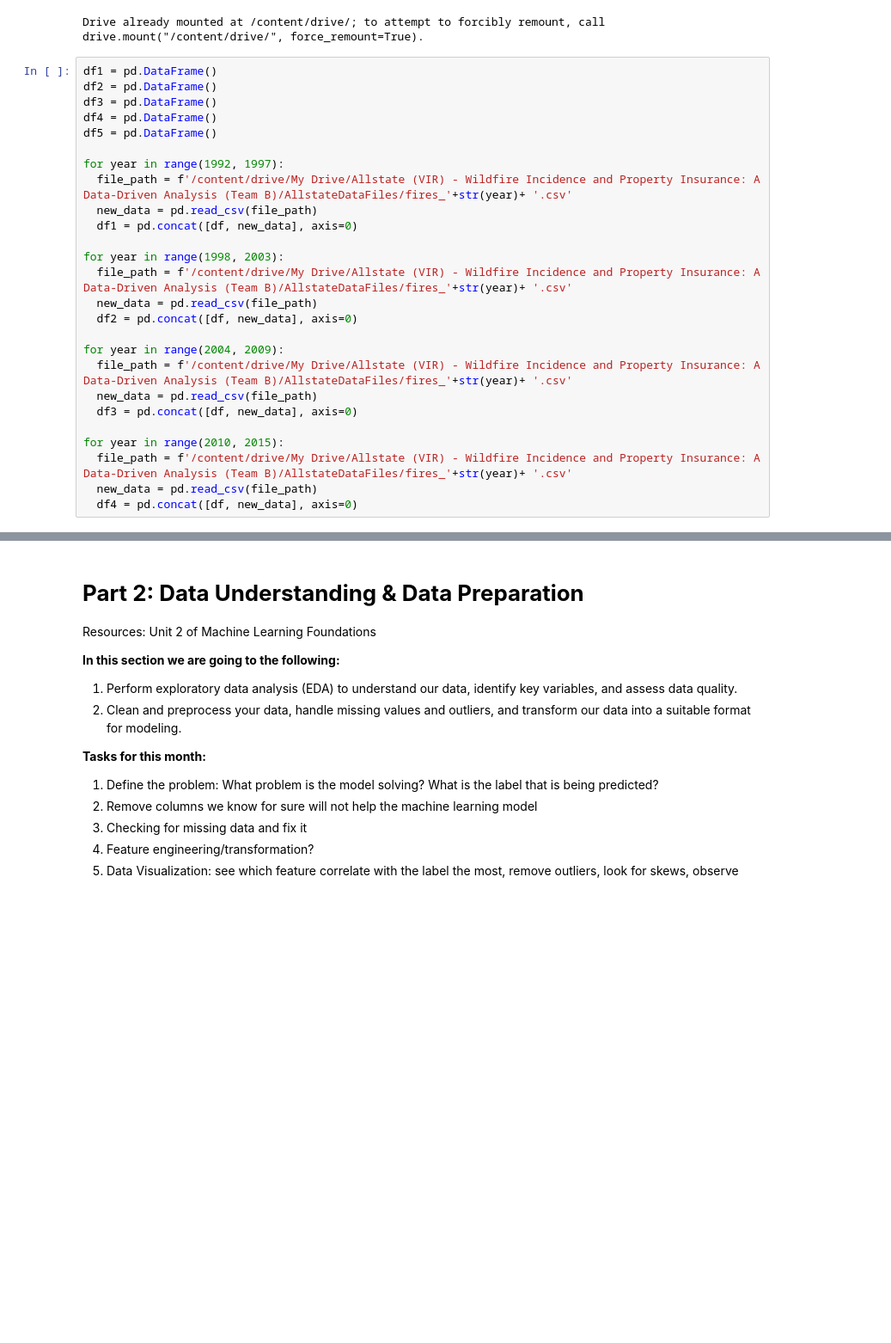
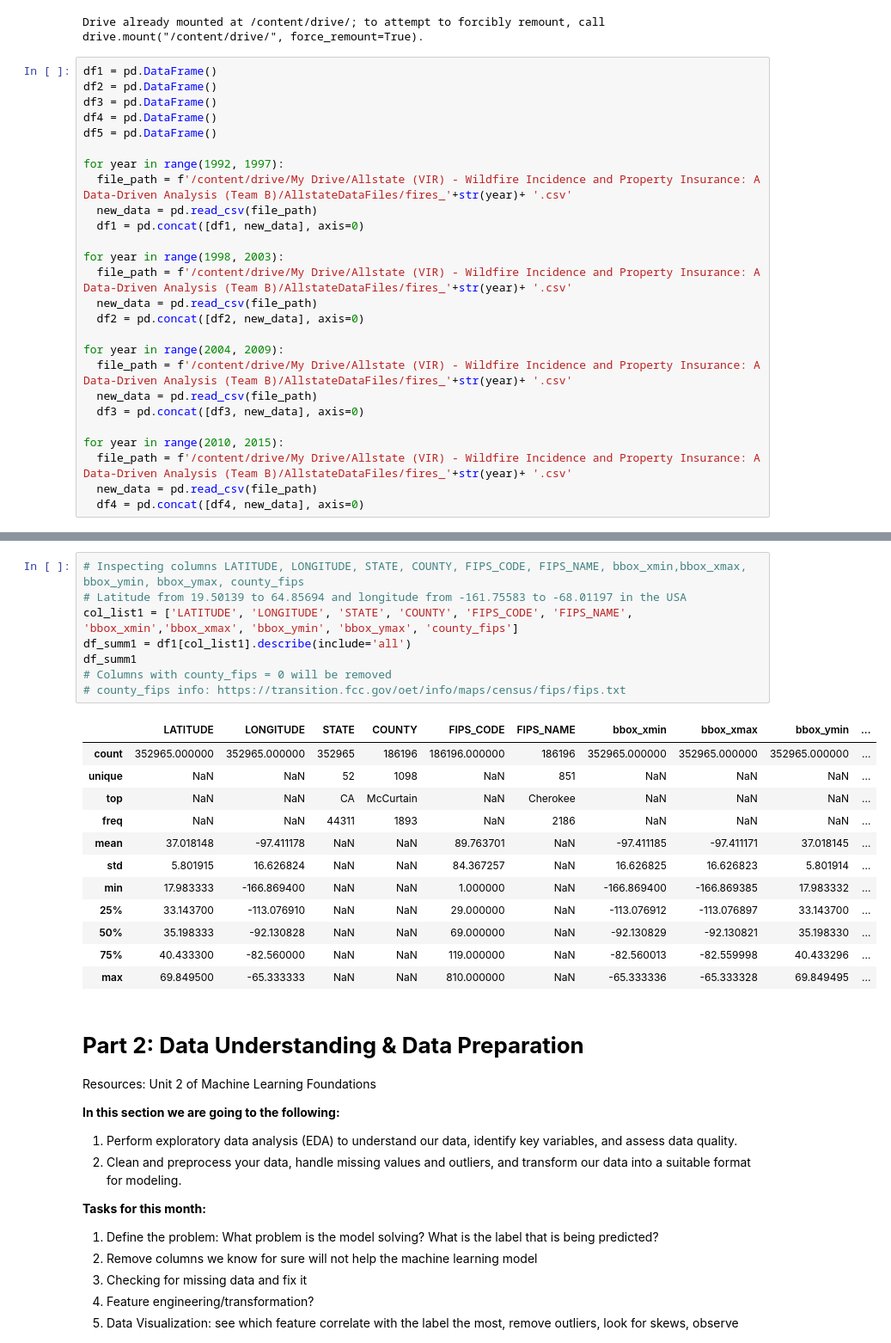
Before and after one commit to nandinijirobe/Allstate_AIStudio_Project, a Jupyter notebook: Allstate_AI_Studio_Project.ipynb, the cells around one changed output, grey strips where cells are left out. Shown at 86% size. Cells and saved outputs as stored; diff of their text form; blank space fills up the shorter version.

```diff
--- a/Allstate_AI_Studio_Project.ipynb
+++ b/Allstate_AI_Studio_Project.ipynb
@@ -28,19 +28,19 @@ df5 = pd.DataFrame()
 for year in range(1992, 1997):
   file_path = f'/content/drive/My Drive/Allstate (VIR) - Wildfire Incidence and Property Insurance: A Data-Driven Analysis (Team B)/AllstateDataFiles/fires_'+str(year)+ '.csv'
   new_data = pd.read_csv(file_path)
-  df1 = pd.concat([df, new_data], axis=0)
+  df1 = pd.concat([df1, new_data], axis=0)
 
 for year in range(1998, 2003):
   file_path = f'/content/drive/My Drive/Allstate (VIR) - Wildfire Incidence and Property Insurance: A Data-Driven Analysis (Team B)/AllstateDataFiles/fires_'+str(year)+ '.csv'
   new_data = pd.read_csv(file_path)
-  df2 = pd.concat([df, new_data], axis=0)
+  df2 = pd.concat([df2, new_data], axis=0)
 
 for year in range(2004, 2009):
   file_path = f'/content/drive/My Drive/Allstate (VIR) - Wildfire Incidence and Property Insurance: A Data-Driven Analysis (Team B)/AllstateDataFiles/fires_'+str(year)+ '.csv'
   new_data = pd.read_csv(file_path)
-  df3 = pd.concat([df, new_data], axis=0)
+  df3 = pd.concat([df3, new_data], axis=0)
 
 for year in range(2010, 2015):
   file_path = f'/content/drive/My Drive/Allstate (VIR) - Wildfire Incidence and Property Insurance: A Data-Driven Analysis (Team B)/AllstateDataFiles/fires_'+str(year)+ '.csv'
   new_data = pd.read_csv(file_path)
-  df4 = pd.concat([df, new_data], axis=0)
+  df4 = pd.concat([df4, new_data], axis=0)
@@ -47,3 +81,24 @@ for year in range(2010, 2015):
+# %%
+# Inspecting columns LATITUDE, LONGITUDE, STATE, COUNTY, FIPS_CODE, FIPS_NAME, bbox_xmin,bbox_xmax, bbox_ymin, bbox_ymax, county_fips
+# Latitude from 19.50139 to 64.85694 and longitude from -161.75583 to -68.01197 in the USA
+col_list1 = ['LATITUDE', 'LONGITUDE', 'STATE', 'COUNTY', 'FIPS_CODE', 'FIPS_NAME', 'bbox_xmin','bbox_xmax', 'bbox_ymin', 'bbox_ymax', 'county_fips']
+df_summ1 = df1[col_list1].describe(include='all')
+df_summ1
+# Columns with county_fips = 0 will be removed
+# county_fips info: https://transition.fcc.gov/oet/info/maps/census/fips/fips.txt
+# %% [output]
+|  | LATITUDE | LONGITUDE | STATE | COUNTY | FIPS_CODE | FIPS_NAME | bbox_xmin | bbox_xmax | bbox_ymin | ... |
+| count | 352965.000000 | 352965.000000 | 352965 | 186196 | 186196.000000 | 186196 | 352965.000000 | 352965.000000 | 352965.000000 | ... |
+| unique | NaN | NaN | 52 | 1098 | NaN | 851 | NaN | NaN | NaN | ... |
+| top | NaN | NaN | CA | McCurtain | NaN | Cherokee | NaN | NaN | NaN | ... |
+| freq | NaN | NaN | 44311 | 1893 | NaN | 2186 | NaN | NaN | NaN | ... |
+| mean | 37.018148 | -97.411178 | NaN | NaN | 89.763701 | NaN | -97.411185 | -97.411171 | 37.018145 | ... |
+| std | 5.801915 | 16.626824 | NaN | NaN | 84.367257 | NaN | 16.626825 | 16.626823 | 5.801914 | ... |
+| min | 17.983333 | -166.869400 | NaN | NaN | 1.000000 | NaN | -166.869400 | -166.869385 | 17.983332 | ... |
+| 25% | 33.143700 | -113.076910 | NaN | NaN | 29.000000 | NaN | -113.076912 | -113.076897 | 33.143700 | ... |
+| 50% | 35.198333 | -92.130828 | NaN | NaN | 69.000000 | NaN | -92.130829 | -92.130821 | 35.198330 | ... |
+| 75% | 40.433300 | -82.560000 | NaN | NaN | 119.000000 | NaN | -82.560013 | -82.559998 | 40.433296 | ... |
+| max | 69.849500 | -65.333333 | NaN | NaN | 810.000000 | NaN | -65.333336 | -65.333328 | 69.849495 | ... |
 # %% [markdown]
 # **Part 2: Data Understanding & Data Preparation**
 Resources: Unit 2 of Machine Learning Foundations
```
Also changed, not shown: parts of 14 cells of this notebook.
